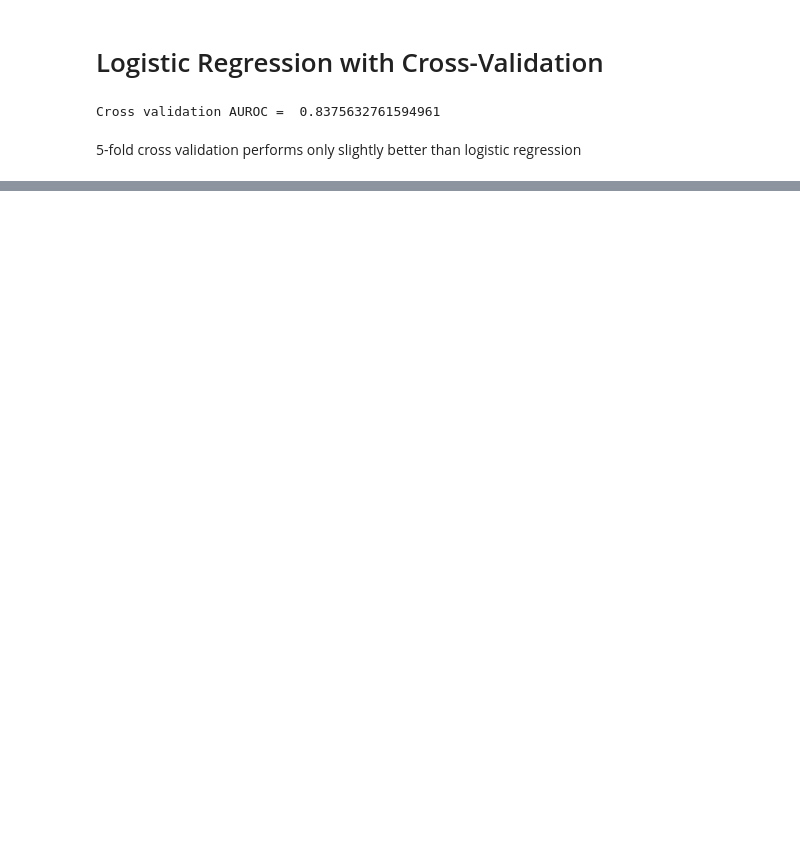
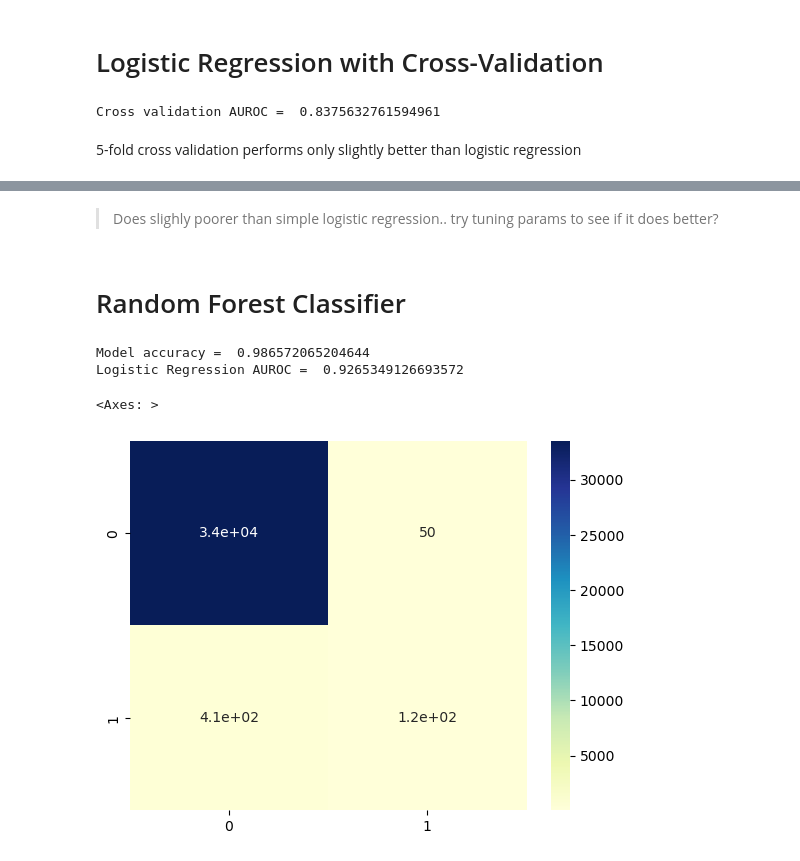
Before and after one commit to sharmilat29/Kaggle-Machine-Failure-Classification-Algorithms, a Jupyter notebook: machine-failure-binary-classification.ipynb, the cells around one changed output, grey strips where cells are left out. Drawn from its saved outputs; the diff is of its cells as text; code cells hidden in the pictures; blank space fills up the shorter version.

```diff
--- a/machine-failure-binary-classification.ipynb
+++ b/machine-failure-binary-classification.ipynb
@@ -272,0 +300,29 @@ Cross validation AUROC =  0.8375632761594961
+# %% [markdown]
+> Does slighly poorer than simple logistic regression.. try tuning params to see if it does better?
+# %% [markdown]
+# Random Forest Classifier
+# %%
+from sklearn.ensemble import RandomForestClassifier
+
+model_rf = RandomForestClassifier(n_estimators = 500, class_weight = 'balanced')
+
+model_rf.fit(train_X_new, train_y)
+
+pred_y = model_rf.predict(val_X_new)
+
+val_probs = model_rf.predict_proba(val_X_new)
+
+# Calculate accuracy of prediction using AUROC curve scores
+
+auc_score = roc_auc_score(val_y, val_probs[:,1])
+
+print("Model accuracy = ", accuracy_score(val_y, pred_y))
+print("Logistic Regression AUROC = ", auc_score)
+
+cm = pd.DataFrame(confusion_matrix(val_y, pred_y))
+sns.heatmap(cm, annot = True, cmap = "YlGnBu")
+# %% [output]
+Model accuracy =  0.986572065204644
+Logistic Regression AUROC =  0.9265349126693572
+<Axes: >
+[figure, added]
```
Also changed, not shown: parts of 8 cells of this notebook.
